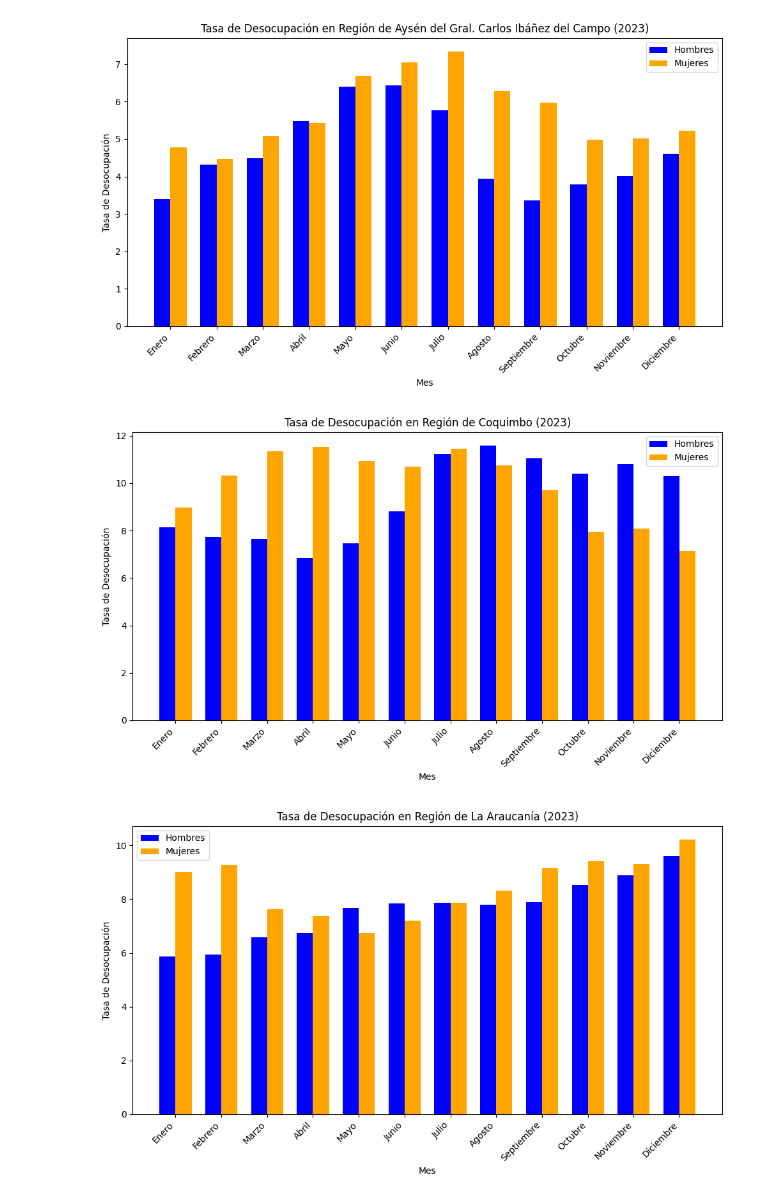
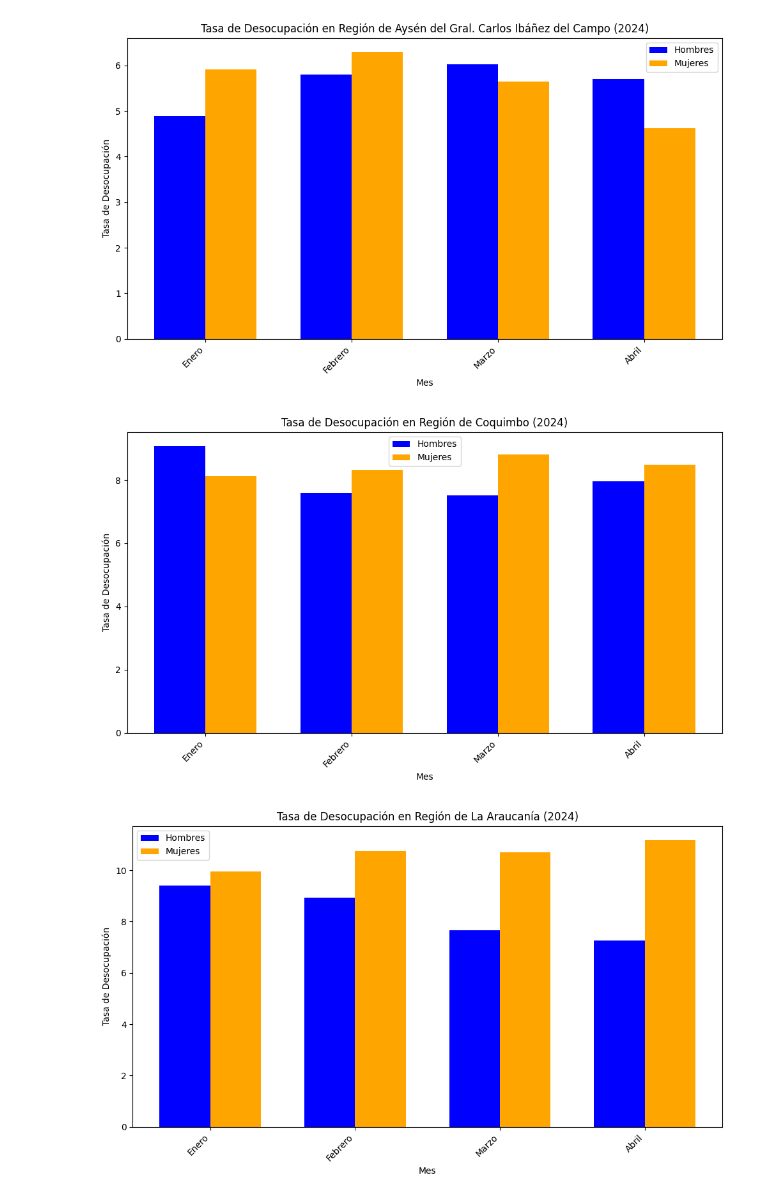
Before and after one commit to panchoarc/desocupacion-INE-python, a Jupyter notebook: Desocupacion_INE.ipynb, the cells around one changed output. Drawn from its saved outputs; the diff is of its cells as text; code cells hidden in the pictures.

```diff
--- a/Desocupacion_INE.ipynb
+++ b/Desocupacion_INE.ipynb
@@ -42,9 +26,11 @@ def prepare_data(df, year):
     - DataFrame: DataFrame filtrado y preparado por mes y sexo.
     """
 
+    df_filtered = df.copy()
+
     # Filtrar por año y extraer mes
-    df_filtered = df[df['DTI_CL_TRIMESTRE_MOVIL'].str.startswith(year)]
-    df_filtered['Mes'] = df_filtered['DTI_CL_TRIMESTRE_MOVIL'].str[-2:].astype(int)
+    df_filtered = df_filtered[df_filtered['DTI_CL_TRIMESTRE_MOVIL'].str.startswith(year)]
+    df_filtered.loc[:, 'Mes'] = df_filtered['DTI_CL_TRIMESTRE_MOVIL'].str[-2:].astype(int)
 
     # Mapear número de mes a nombre de mes
     months_dict = {
@@ -126,7 +112,7 @@ def plot_by_region(df, year):
         plt.tight_layout()
         plt.show()
 # %%
-year = "2023"
+year = "2024"
 
 df_prepared = prepare_data(dataframe_clean, year)
 
@@ -145,3 +126,3 @@ See the caveats in the documentation: https://pandas.pydata.org/pandas-docs/stab
-[figure, old version]
+[figure, new version]
-[figure, old version]
+[figure, new version]
-[figure, old version]
+[figure, new version]
```
Also changed, not shown: parts of 2 cells of this notebook, 1 other file.
